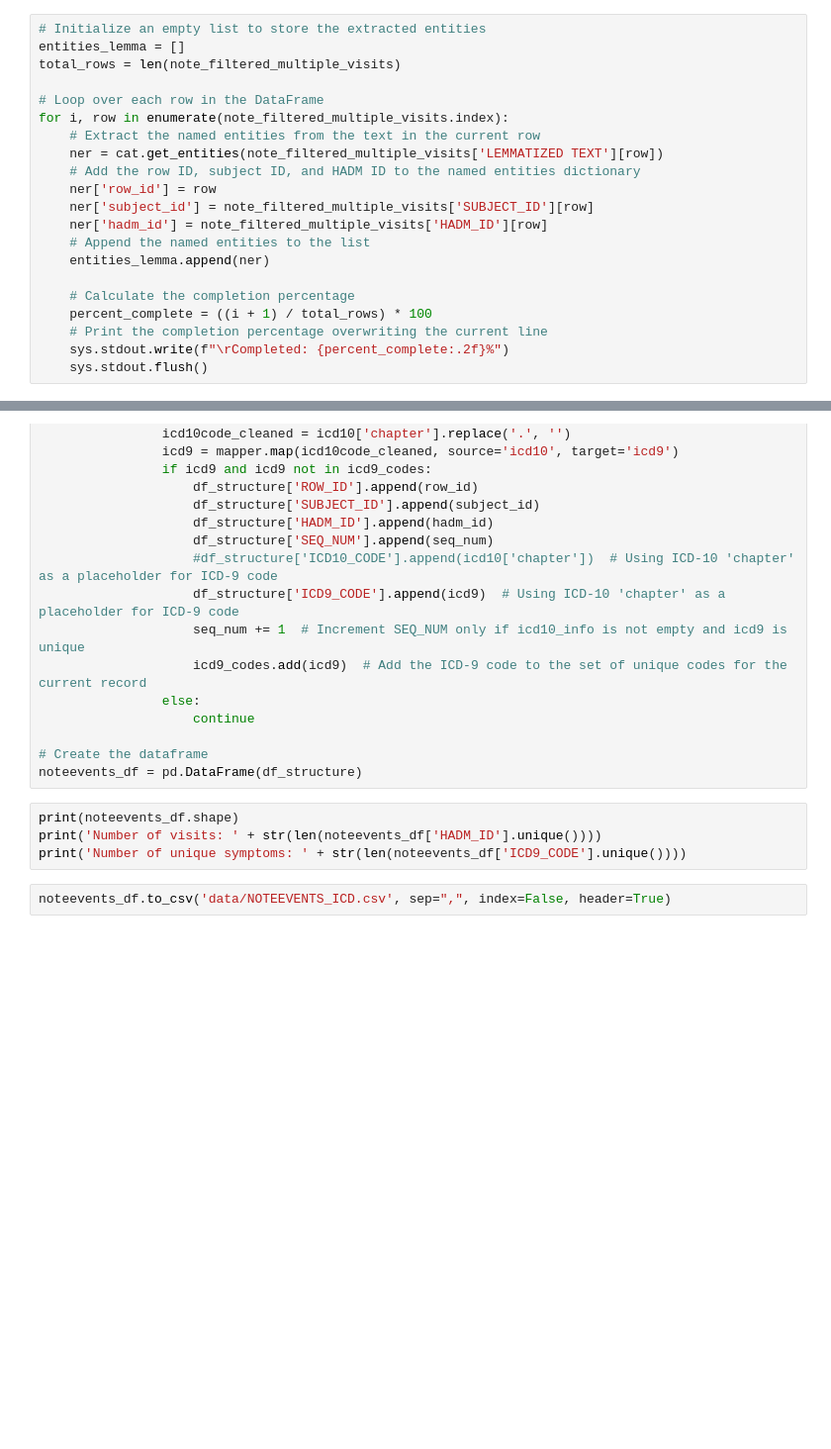
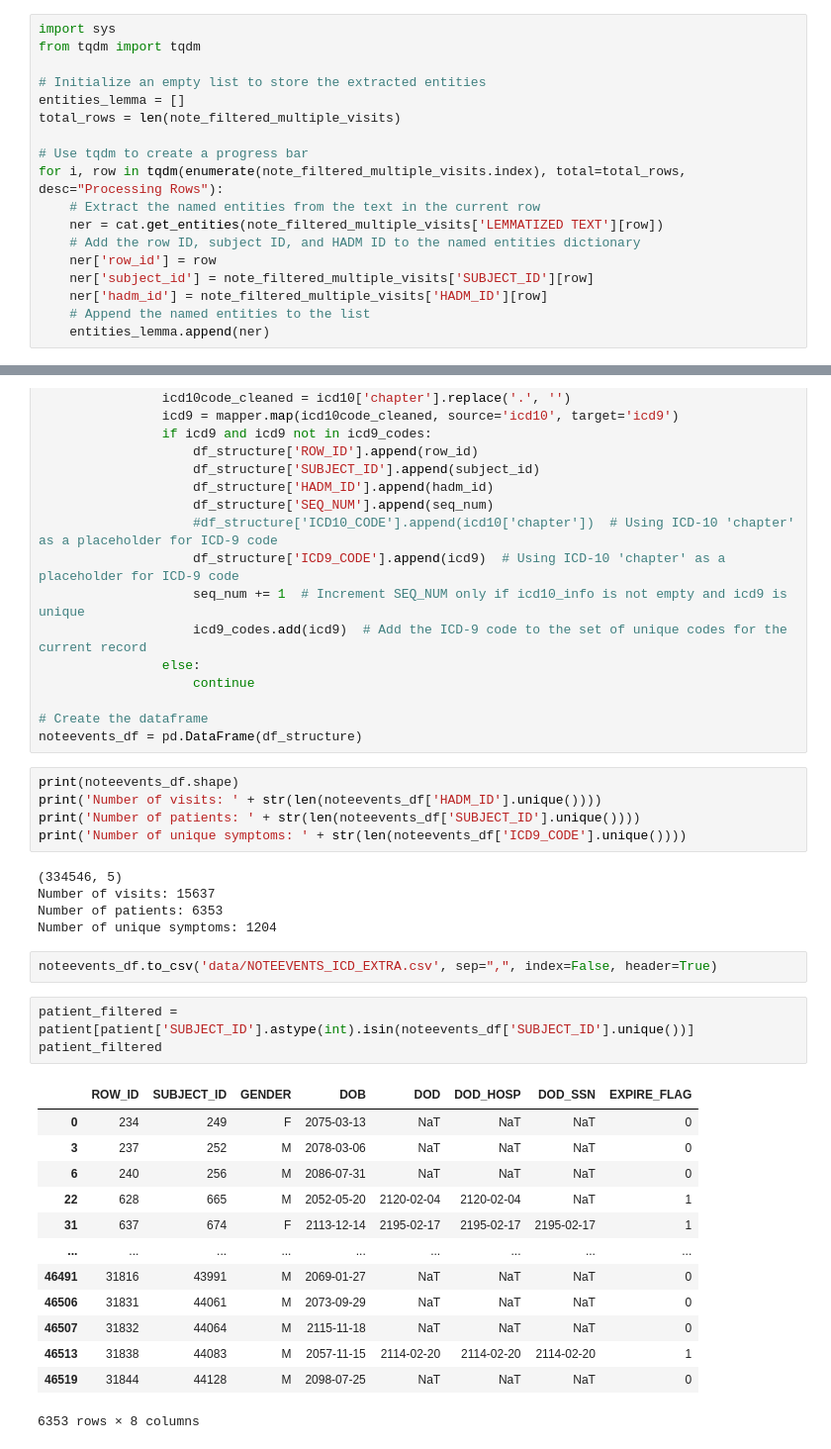
Before and after one commit to giuseppericcio/MediCARE, a Jupyter notebook: data_preprocessing.ipynb, the cells around one changed output, grey strips where cells are left out. Shown at 99% size. Cells and saved outputs as stored; diff of their text form; blank space fills up the shorter version.

```diff
--- a/data_preprocessing.ipynb
+++ b/data_preprocessing.ipynb
@@ -414,12 +443,15 @@ for type_ids in type_ids_filter:
     cui_filters.update(cat.cdb.addl_info['type_id2cuis'][type_ids])
 cat.cdb.config.linking['filters']['cuis'] = cui_filters
 # %%
+import sys
+from tqdm import tqdm
+
 # Initialize an empty list to store the extracted entities
 entities_lemma = []
 total_rows = len(note_filtered_multiple_visits)
 
-# Loop over each row in the DataFrame
-for i, row in enumerate(note_filtered_multiple_visits.index):
+# Use tqdm to create a progress bar
+for i, row in tqdm(enumerate(note_filtered_multiple_visits.index), total=total_rows, desc="Processing Rows"):
     # Extract the named entities from the text in the current row
     ner = cat.get_entities(note_filtered_multiple_visits['LEMMATIZED TEXT'][row])
     # Add the row ID, subject ID, and HADM ID to the named entities dictionary
@@ -428,9 +460,3 @@ for i, row in enumerate(note_filtered_multiple_visits.index):
     ner['hadm_id'] = note_filtered_multiple_visits['HADM_ID'][row]
     # Append the named entities to the list
     entities_lemma.append(ner)
-
-    # Calculate the completion percentage
-    percent_complete = ((i + 1) / total_rows) * 100
-    # Print the completion percentage overwriting the current line
-    sys.stdout.write(f"\rCompleted: {percent_complete:.2f}%")
-    sys.stdout.flush()
@@ -488,6 +512,29 @@ noteevents_df = pd.DataFrame(df_structure)
 # %%
 print(noteevents_df.shape)
 print('Number of visits: ' + str(len(noteevents_df['HADM_ID'].unique())))
+print('Number of patients: ' + str(len(noteevents_df['SUBJECT_ID'].unique())))
 print('Number of unique symptoms: ' + str(len(noteevents_df['ICD9_CODE'].unique())))
+# %% [output]
+(334546, 5)
+Number of visits: 15637
+Number of patients: 6353
+Number of unique symptoms: 1204
 # %%
-noteevents_df.to_csv('data/NOTEEVENTS_ICD.csv', sep=",", index=False, header=True)
+noteevents_df.to_csv('data/NOTEEVENTS_ICD_EXTRA.csv', sep=",", index=False, header=True)
+# %%
+patient_filtered = patient[patient['SUBJECT_ID'].astype(int).isin(noteevents_df['SUBJECT_ID'].unique())]
+patient_filtered
+# %% [output]
+|  | ROW_ID | SUBJECT_ID | GENDER | DOB | DOD | DOD_HOSP | DOD_SSN | EXPIRE_FLAG |
+| 0 | 234 | 249 | F | 2075-03-13 | NaT | NaT | NaT | 0 |
+| 3 | 237 | 252 | M | 2078-03-06 | NaT | NaT | NaT | 0 |
+| 6 | 240 | 256 | M | 2086-07-31 | NaT | NaT | NaT | 0 |
+| 22 | 628 | 665 | M | 2052-05-20 | 2120-02-04 | 2120-02-04 | NaT | 1 |
+| 31 | 637 | 674 | F | 2113-12-14 | 2195-02-17 | 2195-02-17 | 2195-02-17 | 1 |
+| ... | ... | ... | ... | ... | ... | ... | ... | ... |
+| 46491 | 31816 | 43991 | M | 2069-01-27 | NaT | NaT | NaT | 0 |
+| 46506 | 31831 | 44061 | M | 2073-09-29 | NaT | NaT | NaT | 0 |
+| 46507 | 31832 | 44064 | M | 2115-11-18 | NaT | NaT | NaT | 0 |
+| 46513 | 31838 | 44083 | M | 2057-11-15 | 2114-02-20 | 2114-02-20 | 2114-02-20 | 1 |
+| 46519 | 31844 | 44128 | M | 2098-07-25 | NaT | NaT | NaT | 0 |
+6353 rows × 8 columns
```
Also changed, not shown: parts of 16 cells of this notebook, 1 other file.
